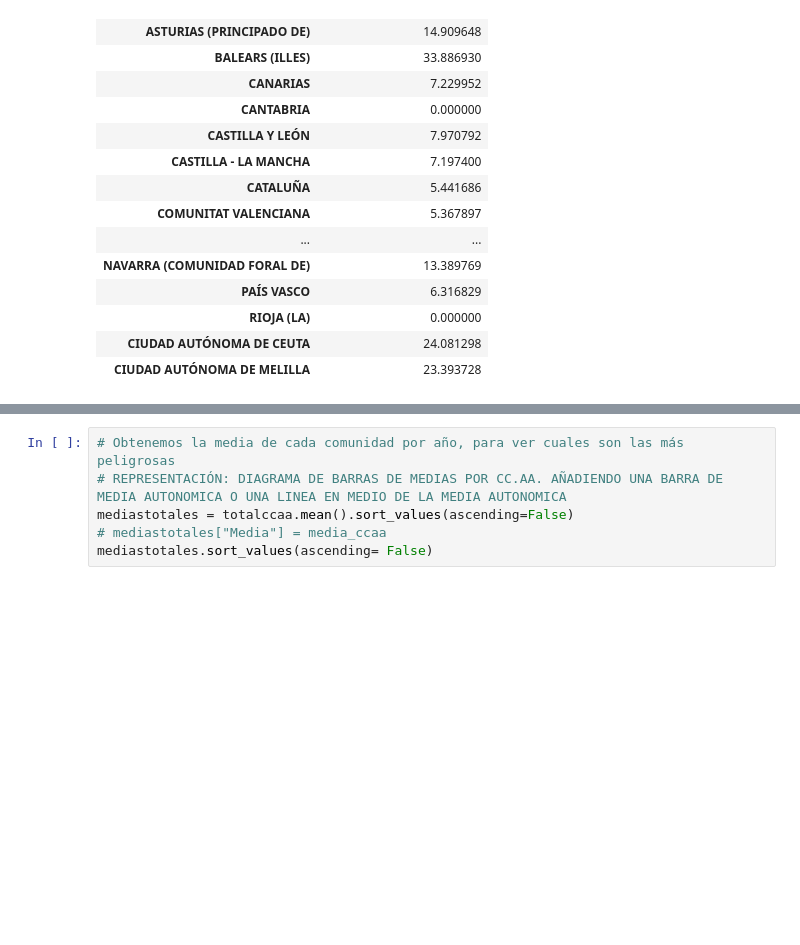
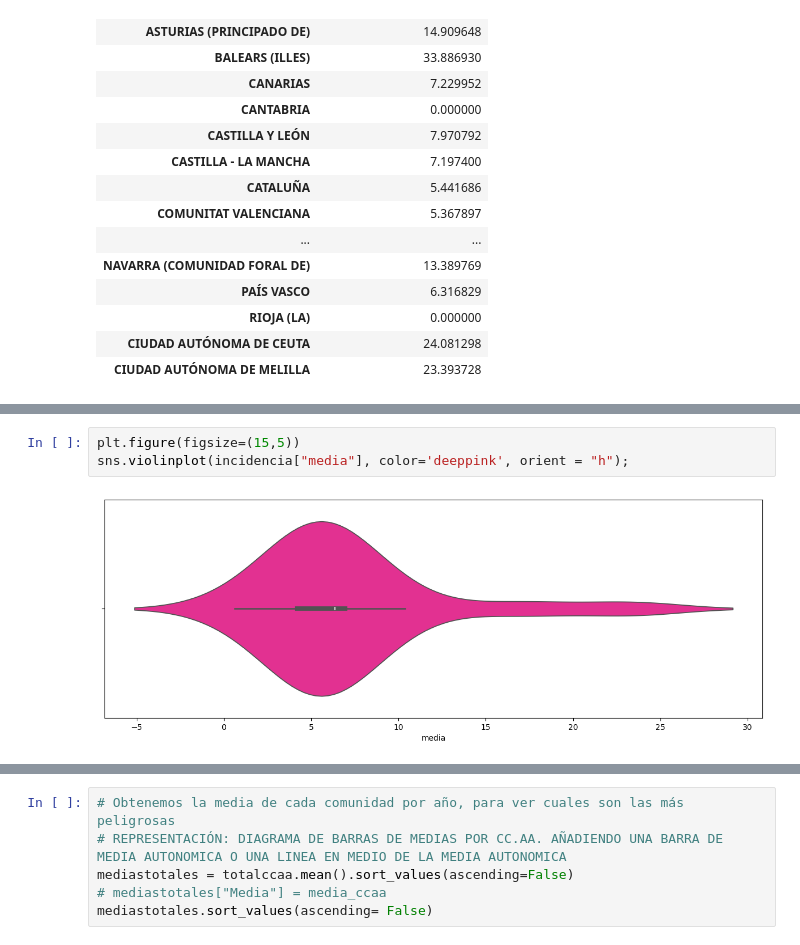
Before and after one commit to hug4470/ONLINE_DS_THEBRIDE_HUGOMM, a Jupyter notebook: EDA/Hugo EDA.ipynb, the cells around one changed output, grey strips where cells are left out. Saved outputs shown, nothing was run; the diff lists cells and outputs as text; blank space fills up the shorter version.

```diff
--- a/EDA/Hugo EDA.ipynb
+++ b/EDA/Hugo EDA.ipynb
@@ -762,0 +752,5 @@ incidencia
+# %%
+plt.figure(figsize=(15,5))
+sns.violinplot(incidencia["media"], color='deeppink', orient = "h");
+# %% [output]
+[figure, added]
```
Also changed, not shown: parts of 21 cells of this notebook, 2 other files.
